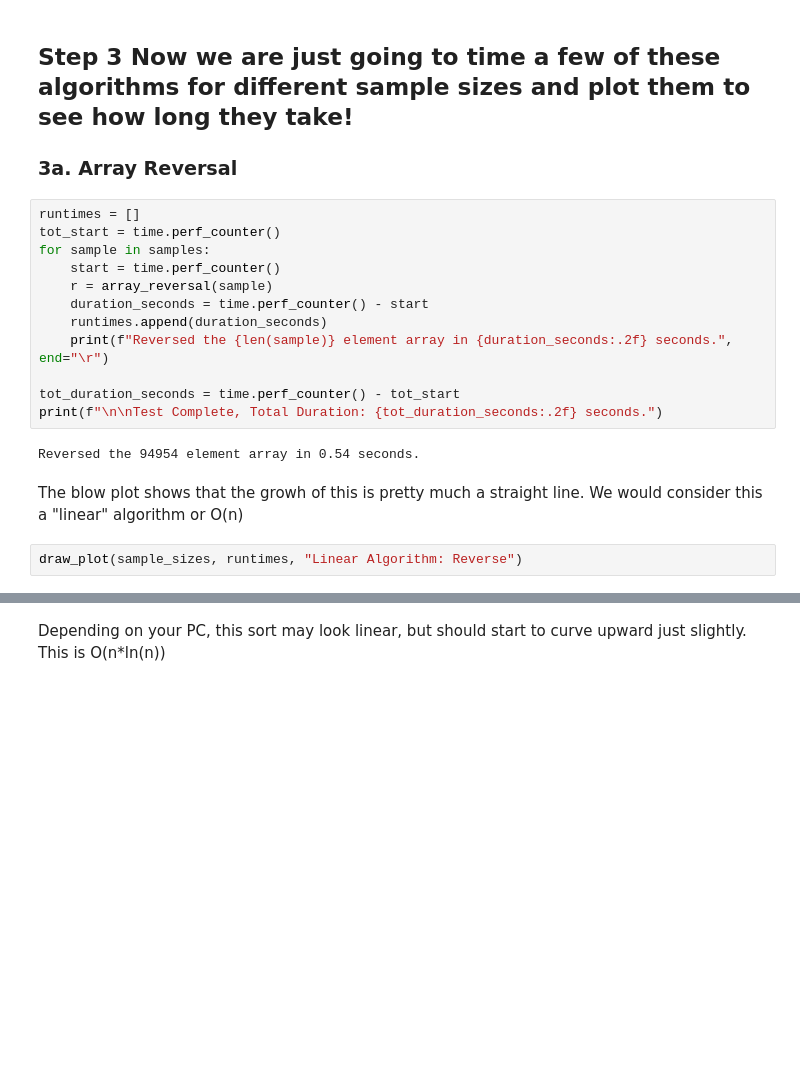
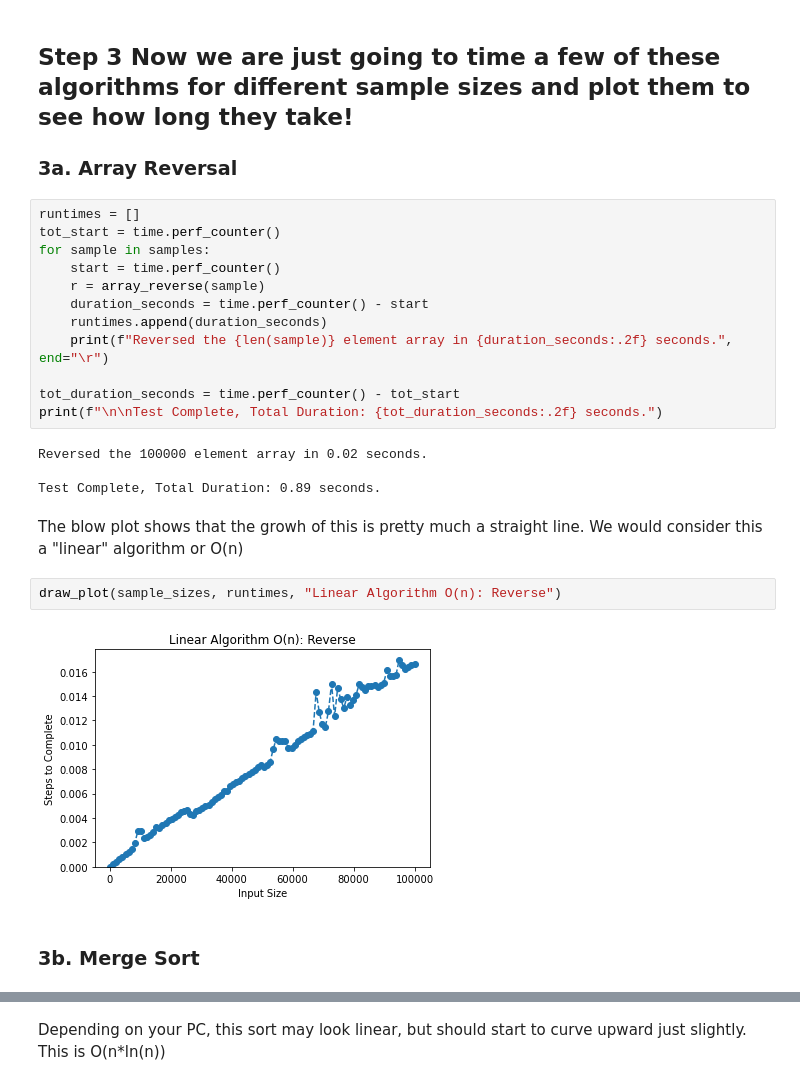
Before and after one commit to k3a-uw/tcss501, a Jupyter notebook: bigO.ipynb, the cells around one changed output, grey strips where cells are left out. Drawn from its saved outputs; the diff is of its cells as text; blank space fills up the shorter version.

```diff
--- a/bigO.ipynb
+++ b/bigO.ipynb
@@ -122,7 +122,7 @@ runtimes = []
 tot_start = time.perf_counter()
 for sample in samples:
     start = time.perf_counter()
-    r = array_reversal(sample)
+    r = array_reverse(sample)
     duration_seconds = time.perf_counter() - start
     runtimes.append(duration_seconds)
     print(f"Reversed the {len(sample)} element array in {duration_seconds:.2f} seconds.", end="\r")
@@ -130,11 +130,17 @@ for sample in samples:
 tot_duration_seconds = time.perf_counter() - tot_start
 print(f"\n\nTest Complete, Total Duration: {tot_duration_seconds:.2f} seconds.")
 # %% [output]
-Reversed the 94954 element array in 0.54 seconds.
+Reversed the 100000 element array in 0.02 seconds.
+
+Test Complete, Total Duration: 0.89 seconds.
 # %% [markdown]
 The blow plot shows that the growh of this is pretty much a straight line.  We would consider this a "linear" algorithm or O(n)
 # %%
-draw_plot(sample_sizes, runtimes, "Linear Algorithm: Reverse")
+draw_plot(sample_sizes, runtimes, "Linear Algorithm O(n): Reverse")
+# %% [output]
+[figure, added]
+# %% [markdown]
+### 3b.  Merge Sort
 # %%
 runtimes = []
 tot_start = time.perf_counter()
```
Also changed, not shown: parts of 9 cells of this notebook.
